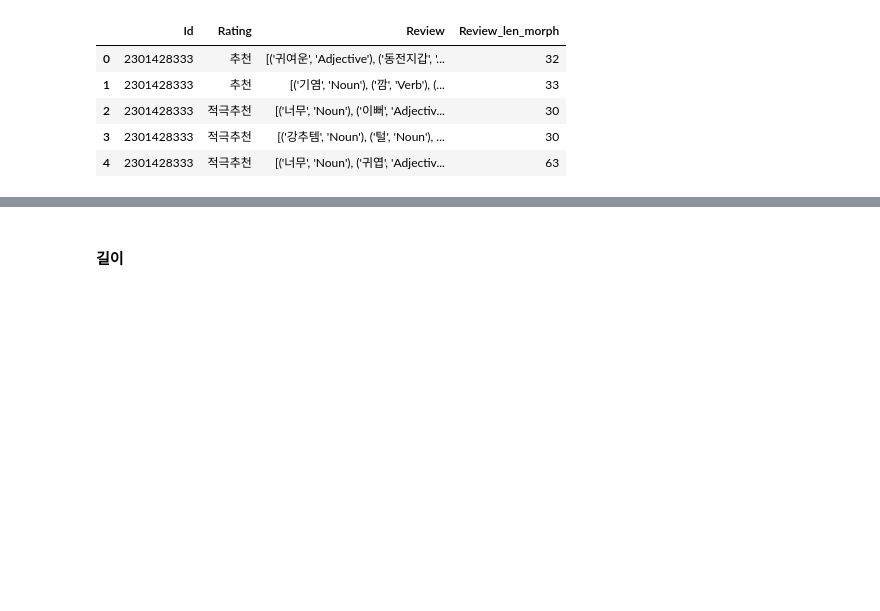
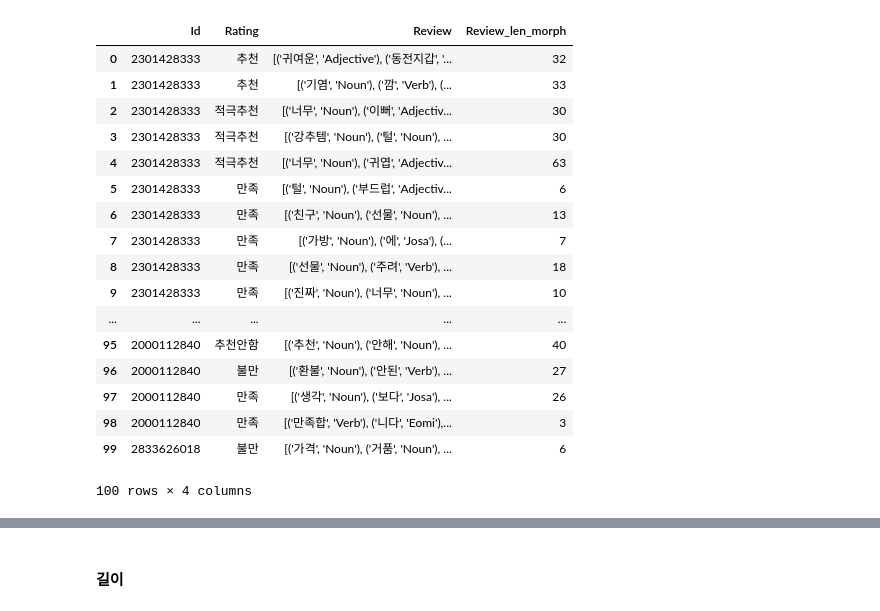
Before and after one commit to hwijeen/Generating-Product-Review-with-Attr2Seq, a Jupyter notebook: 데이터 정리 및 탐색/리뷰 탐색.ipynb, the cells around one changed output, grey strips where cells are left out. Cells and saved outputs as stored; diff of their text form; code cells hidden in the pictures; blank space fills up the shorter version.

```diff
--- a/데이터 정리 및 탐색/리뷰 탐색.ipynb
+++ b/데이터 정리 및 탐색/리뷰 탐색.ipynb
@@ -4,11 +8,23 @@ from collections import Counter
 # %%
-reviews_df = pd.read_csv("/Users/hwii/Documents/BOAZ/project/code/크롤링/Reviews_csv/Reviews_merged_processed.csv",
+reviews_df = pd.read_csv("../code/크롤링/Reviews_csv/Reviews_merged_processed.csv",
                      index_col=0)
-reviews_df.head()
+reviews_df.head(100)
 # %% [output]
 |  | Id | Rating | Review | Review_len_morph |
 | 0 | 2301428333 | 추천 | [('귀여운', 'Adjective'), ('동전지갑', '... | 32 |
 | 1 | 2301428333 | 추천 | [('기염', 'Noun'), ('깜', 'Verb'), (... | 33 |
 | 2 | 2301428333 | 적극추천 | [('너무', 'Noun'), ('이뻐', 'Adjectiv... | 30 |
 | 3 | 2301428333 | 적극추천 | [('강추템', 'Noun'), ('털', 'Noun'), ... | 30 |
 | 4 | 2301428333 | 적극추천 | [('너무', 'Noun'), ('귀엽', 'Adjectiv... | 63 |
+| 5 | 2301428333 | 만족 | [('털', 'Noun'), ('부드럽', 'Adjectiv... | 6 |
+| 6 | 2301428333 | 만족 | [('친구', 'Noun'), ('선물', 'Noun'), ... | 13 |
+| 7 | 2301428333 | 만족 | [('가방', 'Noun'), ('에', 'Josa'), (... | 7 |
+| 8 | 2301428333 | 만족 | [('선물', 'Noun'), ('주려', 'Verb'), ... | 18 |
+| 9 | 2301428333 | 만족 | [('진짜', 'Noun'), ('너무', 'Noun'), ... | 10 |
+| ... | ... | ... | ... | ... |
+| 95 | 2000112840 | 추천안함 | [('추천', 'Noun'), ('안해', 'Noun'), ... | 40 |
+| 96 | 2000112840 | 불만 | [('환불', 'Noun'), ('안된', 'Verb'), ... | 27 |
+| 97 | 2000112840 | 만족 | [('생각', 'Noun'), ('보다', 'Josa'), ... | 26 |
+| 98 | 2000112840 | 만족 | [('만족합', 'Verb'), ('니다', 'Eomi'),... | 3 |
+| 99 | 2833626018 | 불만 | [('가격', 'Noun'), ('거품', 'Noun'), ... | 6 |
+100 rows × 4 columns
```
Also changed, not shown: parts of 2 cells of this notebook, 6 other files.
